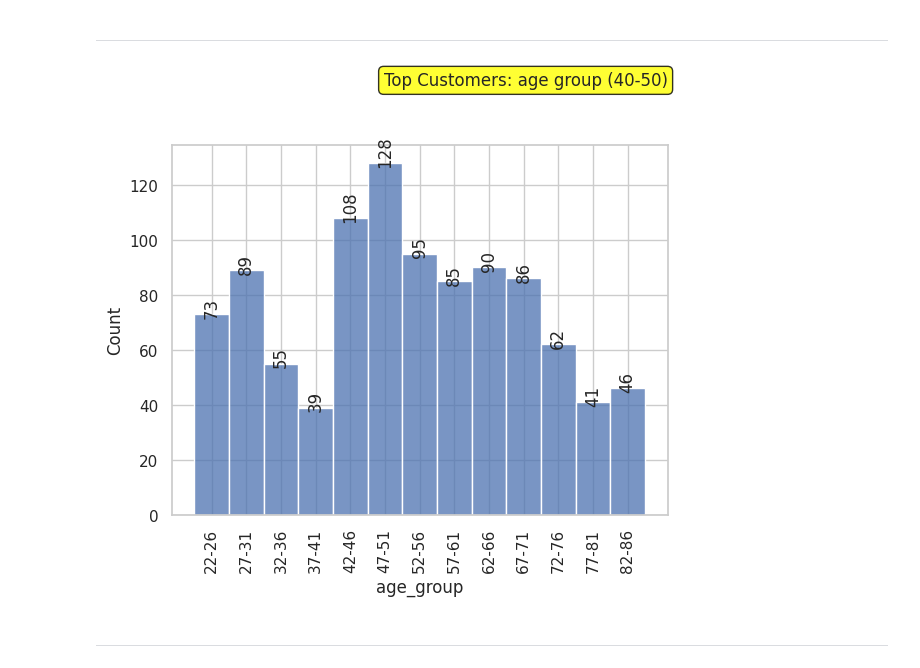
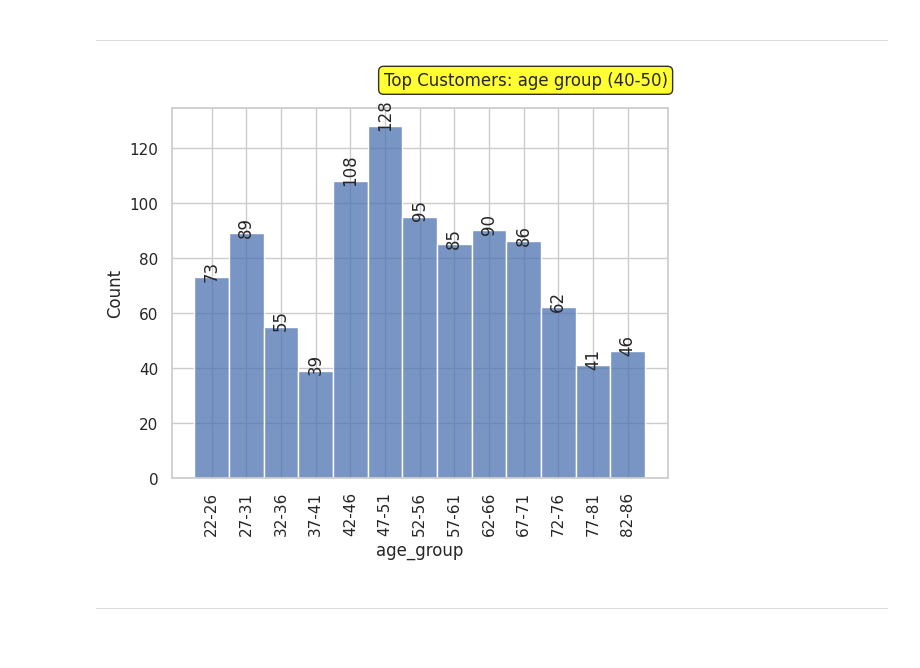
Before and after one commit to omkarpawar1430/KPMG-Virtual-Internship, a Jupyter notebook: Module 2/1_data_viz_new_data.ipynb, the cells around one changed output. Saved outputs shown, nothing was run; the diff lists cells and outputs as text; code cells hidden in the pictures; blank space fills up the shorter version.

```diff
--- a/Module 2/1_data_viz_new_data.ipynb
+++ b/Module 2/1_data_viz_new_data.ipynb
@@ -112,34 +112,34 @@ plt.show()
 # %%
 
 min_age = ndf['age'].min()
 max_age = ndf['age'].max()
 
 # Calculate dynamic age bins
 age_interval = 5
 age_bins = range(min_age, max_age + age_interval + 1, age_interval)
 
 
 ndf['age_group'] = pd.cut(ndf['age'],
                                 bins=age_bins,
                                 labels=[f'{start}-{end - 1}' for start, end in zip(age_bins[:-1], age_bins[1:])])
 
 ax = sns.histplot(x='age_group', data=ndf, bins=len(age_bins) - 1)
 
 
 for p in ax.patches:
     ax.annotate(f'{p.get_height():.0f}',
                 (p.get_x() + p.get_width() / 2., p.get_height()),
                 ha='center', va='baseline', rotation='vertical')
 
 plt.xticks(rotation=90)
-plt.text(1, 1.2, f'Top Customers: age group (40-50)',
+plt.text(1, 1.1, f'Top Customers: age group (40-50)',
          transform=ax.transAxes, horizontalalignment='right',
          verticalalignment='top', bbox=dict(facecolor='Yellow',
          edgecolor='black', boxstyle='round,pad=0.3', alpha=0.8))
 
 plt.show()
 # %% [output]
-[figure, old version]
+[figure, new version]
 # %% [markdown]
 ----
 # %%
```
Also changed, not shown: 5 other files.
